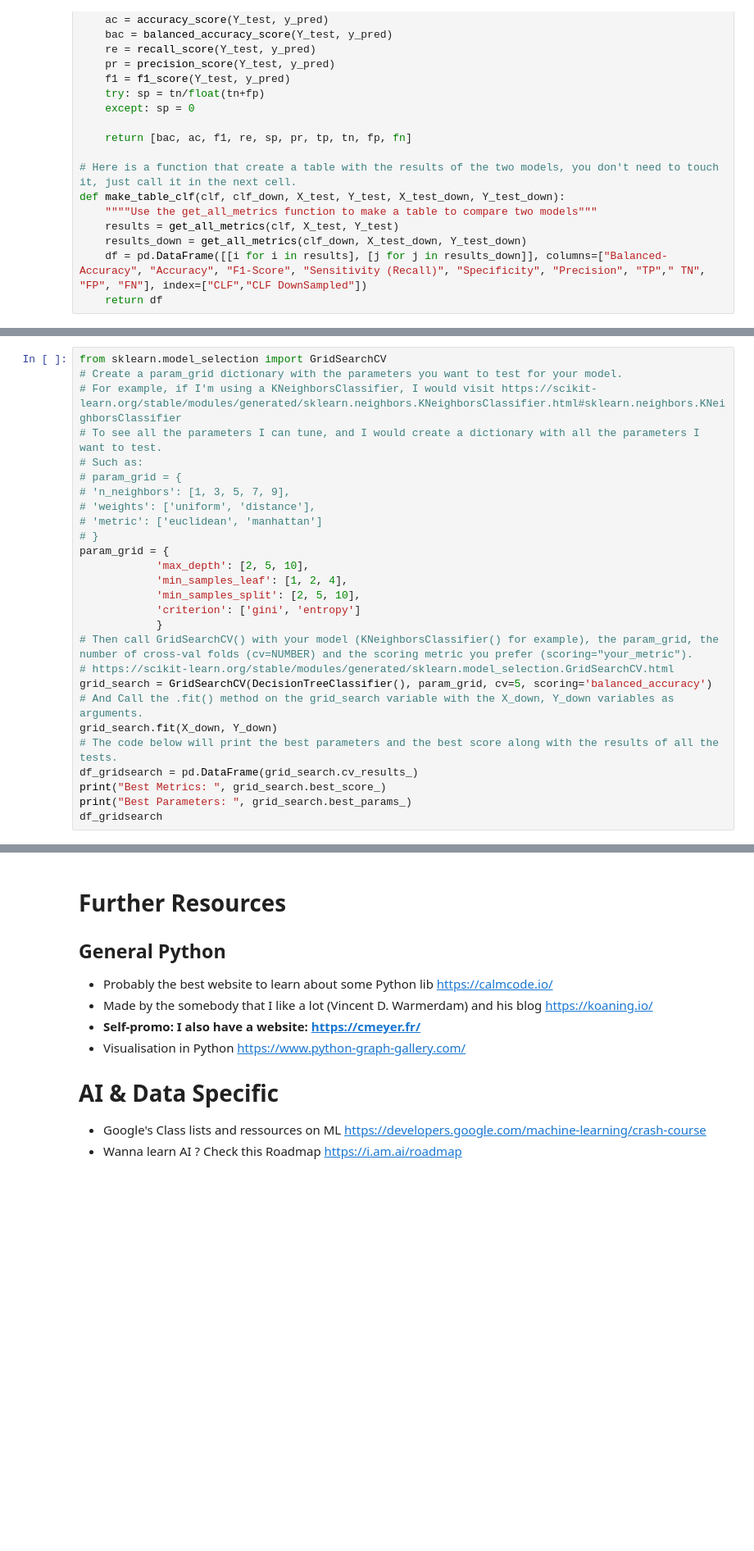
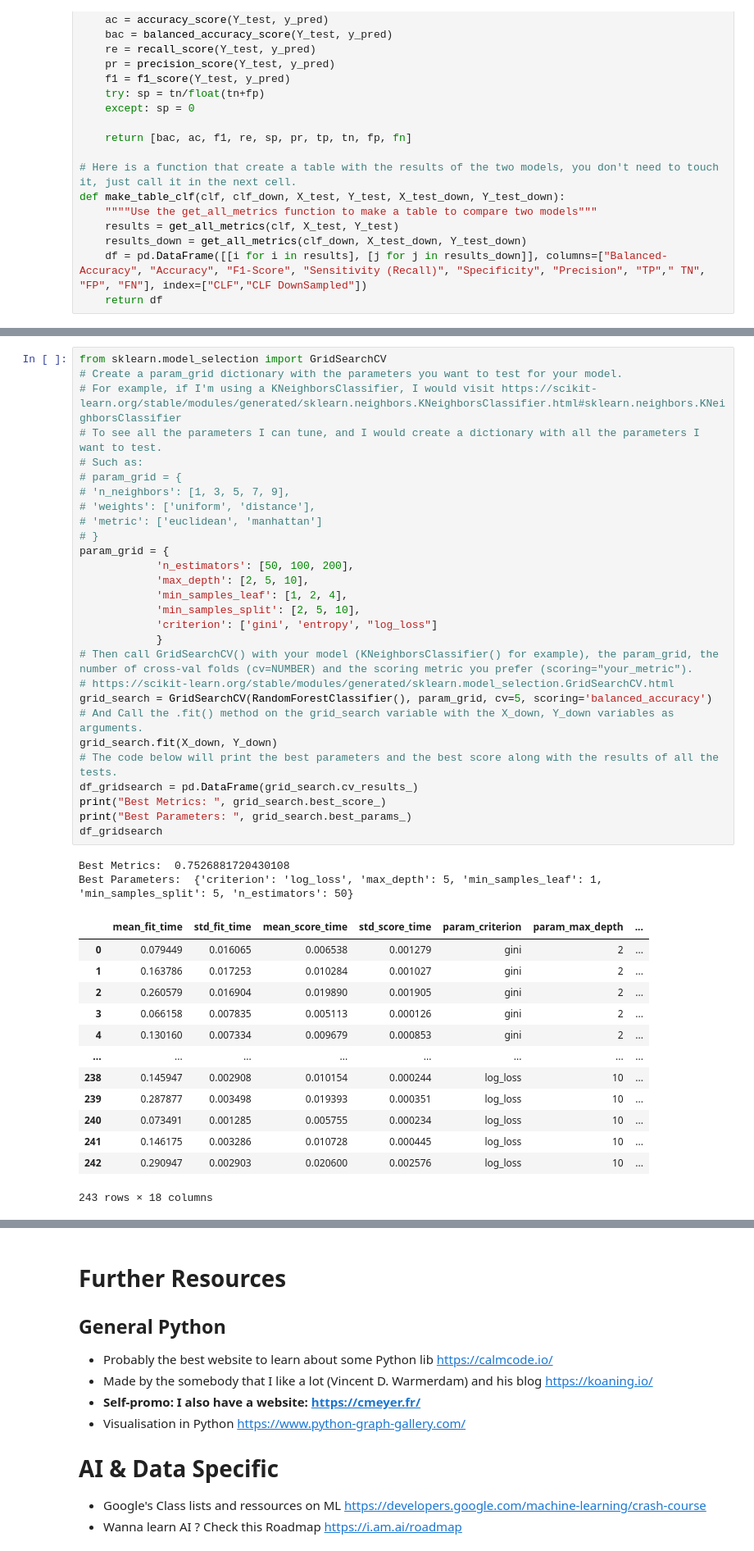
Before and after one commit to Dichopsis/ML-TP-ESBS, a Jupyter notebook: TD2_Machine_Learning_correction.ipynb, the cells around one changed output, grey strips where cells are left out. Shown at 82% size. Saved outputs shown, nothing was run; the diff lists cells and outputs as text; blank space fills up the shorter version.

```diff
--- a/TD2_Machine_Learning_correction.ipynb
+++ b/TD2_Machine_Learning_correction.ipynb
@@ -357,30 +451,47 @@ This can be a pretty long task depending of your computer and the ML algorithm y
 # %%
 from sklearn.model_selection import GridSearchCV
 # Create a param_grid dictionary with the parameters you want to test for your model.
 # For example, if I'm using a KNeighborsClassifier, I would visit https://scikit-learn.org/stable/modules/generated/sklearn.neighbors.KNeighborsClassifier.html#sklearn.neighbors.KNeighborsClassifier
 # To see all the parameters I can tune, and I would create a dictionary with all the parameters I want to test.
 # Such as:
 # param_grid = {
 # 'n_neighbors': [1, 3, 5, 7, 9],
 # 'weights': ['uniform', 'distance'],
 # 'metric': ['euclidean', 'manhattan']
 # }
 param_grid = {
+            'n_estimators': [50, 100, 200],
             'max_depth': [2, 5, 10],
             'min_samples_leaf': [1, 2, 4],
             'min_samples_split': [2, 5, 10],
-            'criterion': ['gini', 'entropy']
+            'criterion': ['gini', 'entropy', "log_loss"]
             }
 # Then call GridSearchCV() with your model (KNeighborsClassifier() for example), the param_grid, the number of cross-val folds (cv=NUMBER) and the scoring metric you prefer (scoring="your_metric").
 # https://scikit-learn.org/stable/modules/generated/sklearn.model_selection.GridSearchCV.html
-grid_search = GridSearchCV(DecisionTreeClassifier(), param_grid, cv=5, scoring='balanced_accuracy')
+grid_search = GridSearchCV(RandomForestClassifier(), param_grid, cv=5, scoring='balanced_accuracy')
 # And Call the .fit() method on the grid_search variable with the X_down, Y_down variables as arguments.
 grid_search.fit(X_down, Y_down)
 # The code below will print the best parameters and the best score along with the results of all the tests.
 df_gridsearch = pd.DataFrame(grid_search.cv_results_)
 print("Best Metrics: ", grid_search.best_score_)
 print("Best Parameters: ", grid_search.best_params_)
 df_gridsearch
+# %% [output]
+Best Metrics:  0.7526881720430108
+Best Parameters:  {'criterion': 'log_loss', 'max_depth': 5, 'min_samples_leaf': 1, 'min_samples_split': 5, 'n_estimators': 50}
+|  | mean_fit_time | std_fit_time | mean_score_time | std_score_time | param_criterion | param_max_depth | ... |
+| 0 | 0.079449 | 0.016065 | 0.006538 | 0.001279 | gini | 2 | ... |
+| 1 | 0.163786 | 0.017253 | 0.010284 | 0.001027 | gini | 2 | ... |
+| 2 | 0.260579 | 0.016904 | 0.019890 | 0.001905 | gini | 2 | ... |
+| 3 | 0.066158 | 0.007835 | 0.005113 | 0.000126 | gini | 2 | ... |
+| 4 | 0.130160 | 0.007334 | 0.009679 | 0.000853 | gini | 2 | ... |
+| ... | ... | ... | ... | ... | ... | ... | ... |
+| 238 | 0.145947 | 0.002908 | 0.010154 | 0.000244 | log_loss | 10 | ... |
+| 239 | 0.287877 | 0.003498 | 0.019393 | 0.000351 | log_loss | 10 | ... |
+| 240 | 0.073491 | 0.001285 | 0.005755 | 0.000234 | log_loss | 10 | ... |
+| 241 | 0.146175 | 0.003286 | 0.010728 | 0.000445 | log_loss | 10 | ... |
+| 242 | 0.290947 | 0.002903 | 0.020600 | 0.002576 | log_loss | 10 | ... |
+243 rows × 18 columns
 # %% [markdown]
 # Final Graph of what you did during this practical 🥳
 ![image.png](https://i.imgur.com/QcBKO3Q.png)
```
Also changed, not shown: parts of 14 cells of this notebook, 2 other files.
